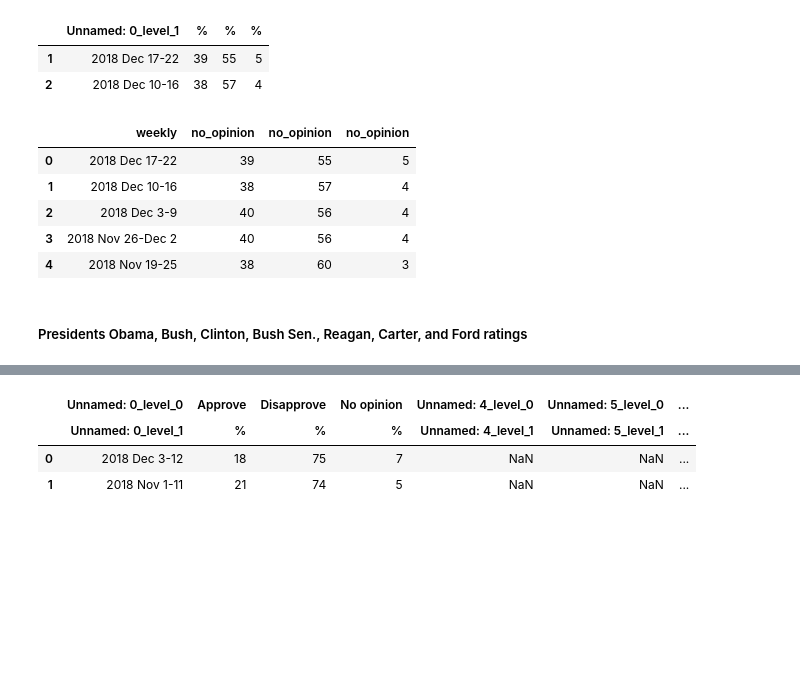
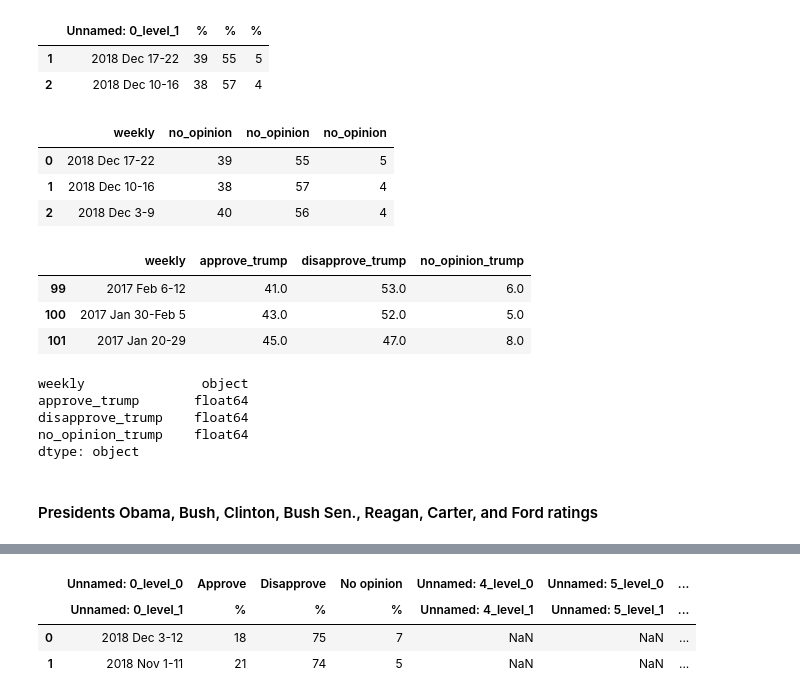
Before and after one commit to amritperera/Data-Bootcamp-Project-1, a Jupyter notebook: Code/Ahmeda_presi_congress_data.ipynb, the cells around one changed output, grey strips where cells are left out. Drawn from its saved outputs; the diff is of its cells as text; code cells hidden in the pictures; blank space fills up the shorter version.

```diff
--- a/Code/Ahmeda_presi_congress_data.ipynb
+++ b/Code/Ahmeda_presi_congress_data.ipynb
@@ -164,14 +158,12 @@ trump_clean.head(2)
 # %%
 # Renaming column headers
 trump_cleaner = trump_clean.rename(columns={
     'Unnamed: 0_level_1': 'weekly', '%':'approve','%':'disapprove','%':'no_opinion'
 })
 
-trump_cleaner.reset_index(drop=True).head()
+trump_cleaner.reset_index(drop=True).head(3)
 # %% [output]
 |  | weekly | no_opinion | no_opinion | no_opinion |
 | 0 | 2018 Dec 17-22 | 39 | 55 | 5 |
 | 1 | 2018 Dec 10-16 | 38 | 57 | 4 |
 | 2 | 2018 Dec 3-9 | 40 | 56 | 4 |
-| 3 | 2018 Nov 26-Dec 2 | 40 | 56 | 4 |
-| 4 | 2018 Nov 19-25 | 38 | 60 | 3 |
@@ -178,5 +180,23 @@ trump_cleaner.reset_index(drop=True).head()
+# %%
+trump_clean = pd.DataFrame()
+trump_cleanest = trump_cleaner
+
+trump_cleanest.tail(3)
+# %% [output]
+|  | weekly | approve_trump | disapprove_trump | no_opinion_trump |
+| 99 | 2017 Feb 6-12 | 41.0 | 53.0 | 6.0 |
+| 100 | 2017 Jan 30-Feb 5 | 43.0 | 52.0 | 5.0 |
+| 101 | 2017 Jan 20-29 | 45.0 | 47.0 | 8.0 |
+# %%
+trump_cleanest.dtypes
+# %% [output]
+weekly               object
+approve_trump       float64
+disapprove_trump    float64
+no_opinion_trump    float64
+dtype: object
 # %% [markdown]
-##### Presidents Obama, Bush, Clinton, Bush Sen., Reagan, Carter, and Ford ratings
+#### Presidents Obama, Bush, Clinton, Bush Sen., Reagan, Carter, and Ford ratings
 # %%
 # Getting presidential approval ratings dating back to President Ford except Trump. (not up to date for trump)
 # 'https://www.presidency.ucsb.edu/statistics/data/presidential-job-approval'
```
Also changed, not shown: parts of 13 cells of this notebook.
